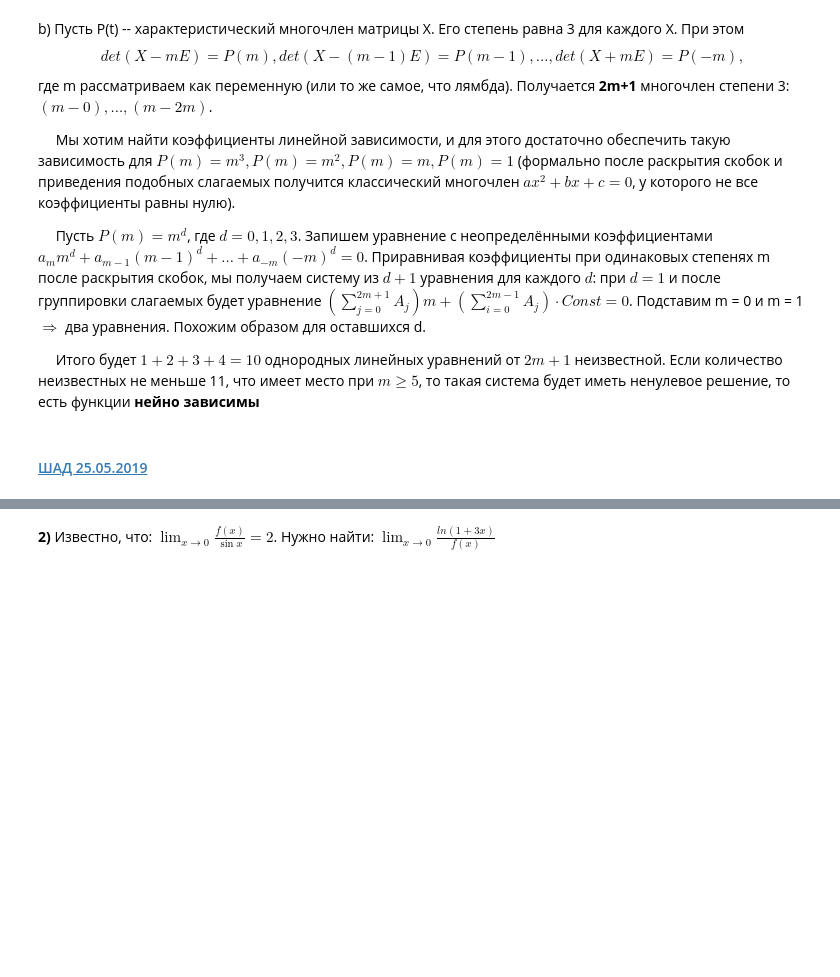
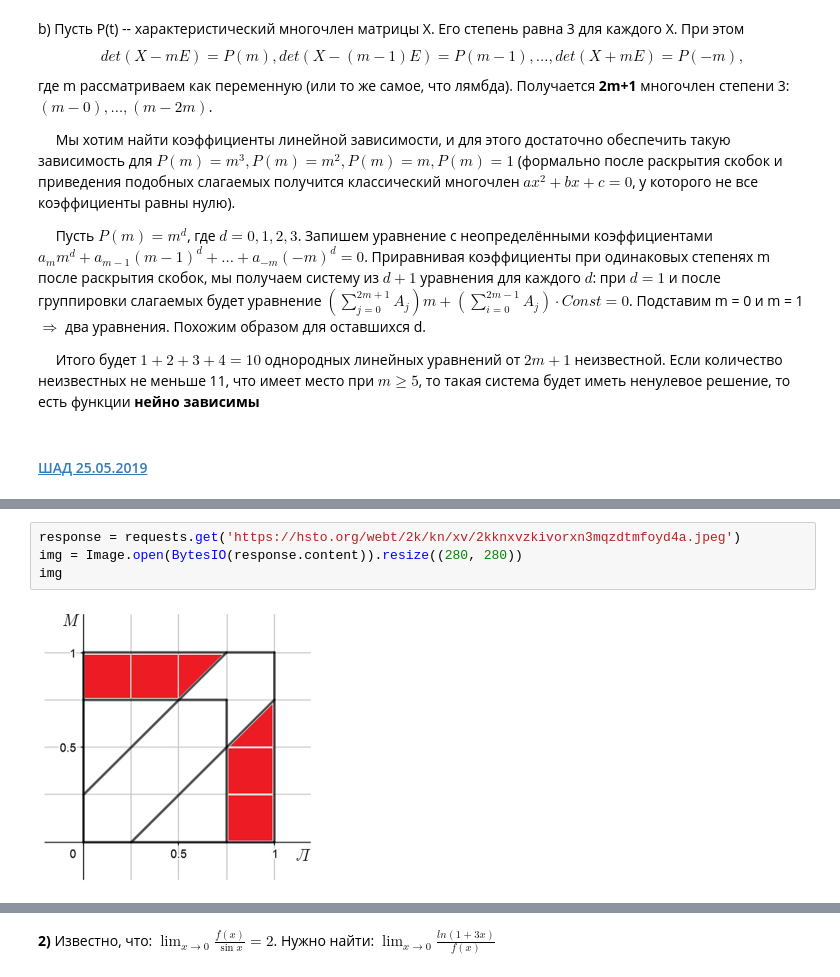
Before and after one commit to Felhaba/Math_Programming_Yandex_OZON, a Jupyter notebook: YSoDA.ipynb, the cells around one changed output, grey strips where cells are left out. Cells and saved outputs as stored; diff of their text form; blank space fills up the shorter version.

```diff
--- a/YSoDA.ipynb
+++ b/YSoDA.ipynb
@@ -289,0 +341,6 @@ https://3-info.ru/post/26851?page=55
+# %%
+response = requests.get('https://hsto.org/webt/2k/kn/xv/2kknxvzkivorxn3mqzdtmfoyd4a.jpeg')
+img = Image.open(BytesIO(response.content)).resize((280, 280))
+img
+# %% [output]
+[figure, added]
```
Also changed, not shown: parts of 14 cells of this notebook.
